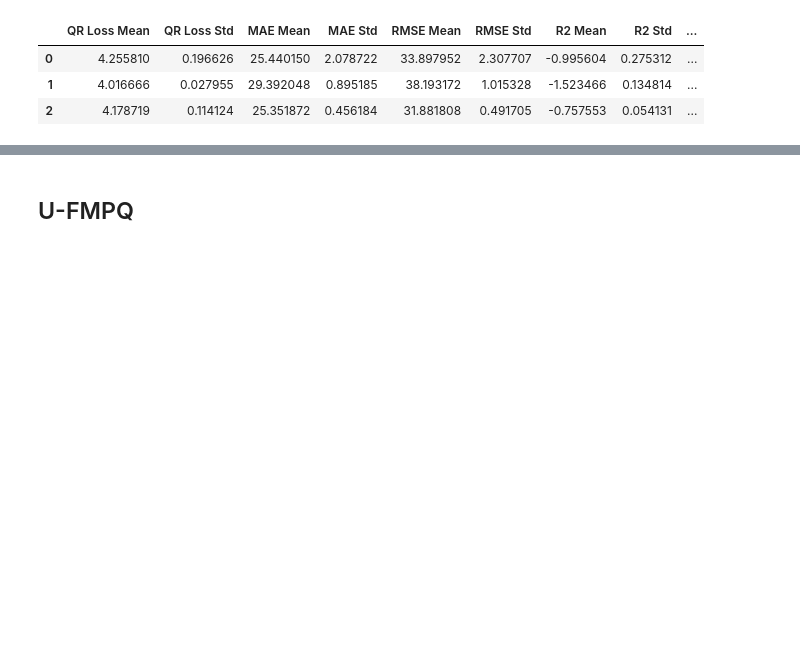
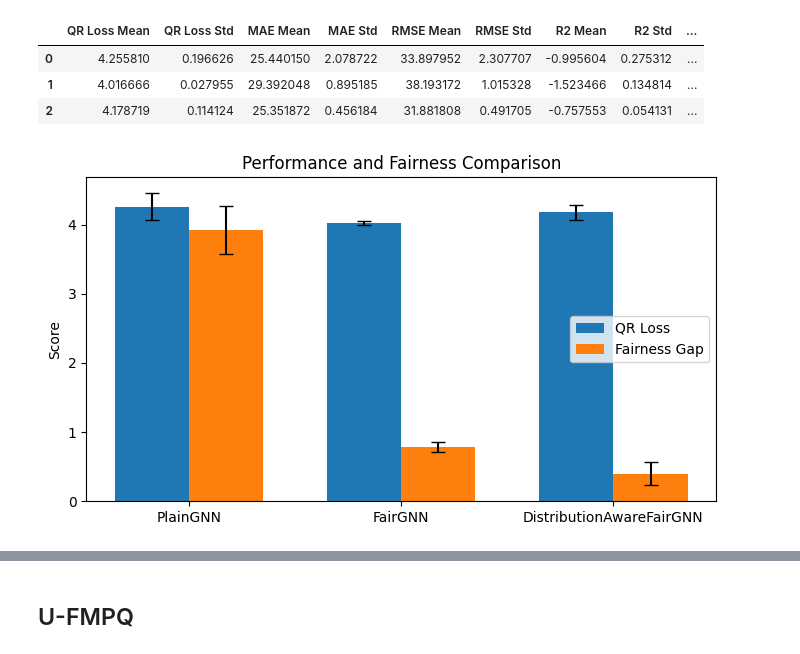
Before and after one commit to sybeam27/FnRGNN, a Jupyter notebook: test.ipynb, the cells around one changed output, grey strips where cells are left out. Drawn from its saved outputs; the diff is of its cells as text; code cells hidden in the pictures; blank space fills up the shorter version.

```diff
--- a/test.ipynb
+++ b/test.ipynb
@@ -695,3 +695,33 @@ results_df
 | 0 | 4.255810 | 0.196626 | 25.440150 | 2.078722 | 33.897952 | 2.307707 | -0.995604 | 0.275312 | ... |
 | 1 | 4.016666 | 0.027955 | 29.392048 | 0.895185 | 38.193172 | 1.015328 | -1.523466 | 0.134814 | ... |
 | 2 | 4.178719 | 0.114124 | 25.351872 | 0.456184 | 31.881808 | 0.491705 | -0.757553 | 0.054131 | ... |
+# %%
+import matplotlib.pyplot as plt
+import numpy as np
+
+# 데이터
+models = ['PlainGNN', 'FairGNN', 'DistributionAwareFairGNN']
+qr_means = [4.26, 4.02, 4.18]
+qr_stds = [0.20, 0.03, 0.11]
+fair_means = [3.92, 0.78, 0.40]
+fair_stds = [0.35, 0.07, 0.17]
+
+x = np.arange(len(models))
+width = 0.35
+
+# Plot
+fig, ax1 = plt.subplots(figsize=(7,4))
+
+ax1.bar(x - width/2, qr_means, width, yerr=qr_stds, capsize=5, label='QR Loss')
+ax1.bar(x + width/2, fair_means, width, yerr=fair_stds, capsize=5, label='Fairness Gap')
+
+ax1.set_ylabel('Score')
+ax1.set_xticks(x)
+ax1.set_xticklabels(models)
+ax1.legend()
+ax1.set_title('Performance and Fairness Comparison')
+
+plt.tight_layout()
+plt.show()
+# %% [output]
+[figure, added]
```
Also changed, not shown: parts of 6 cells of this notebook.
